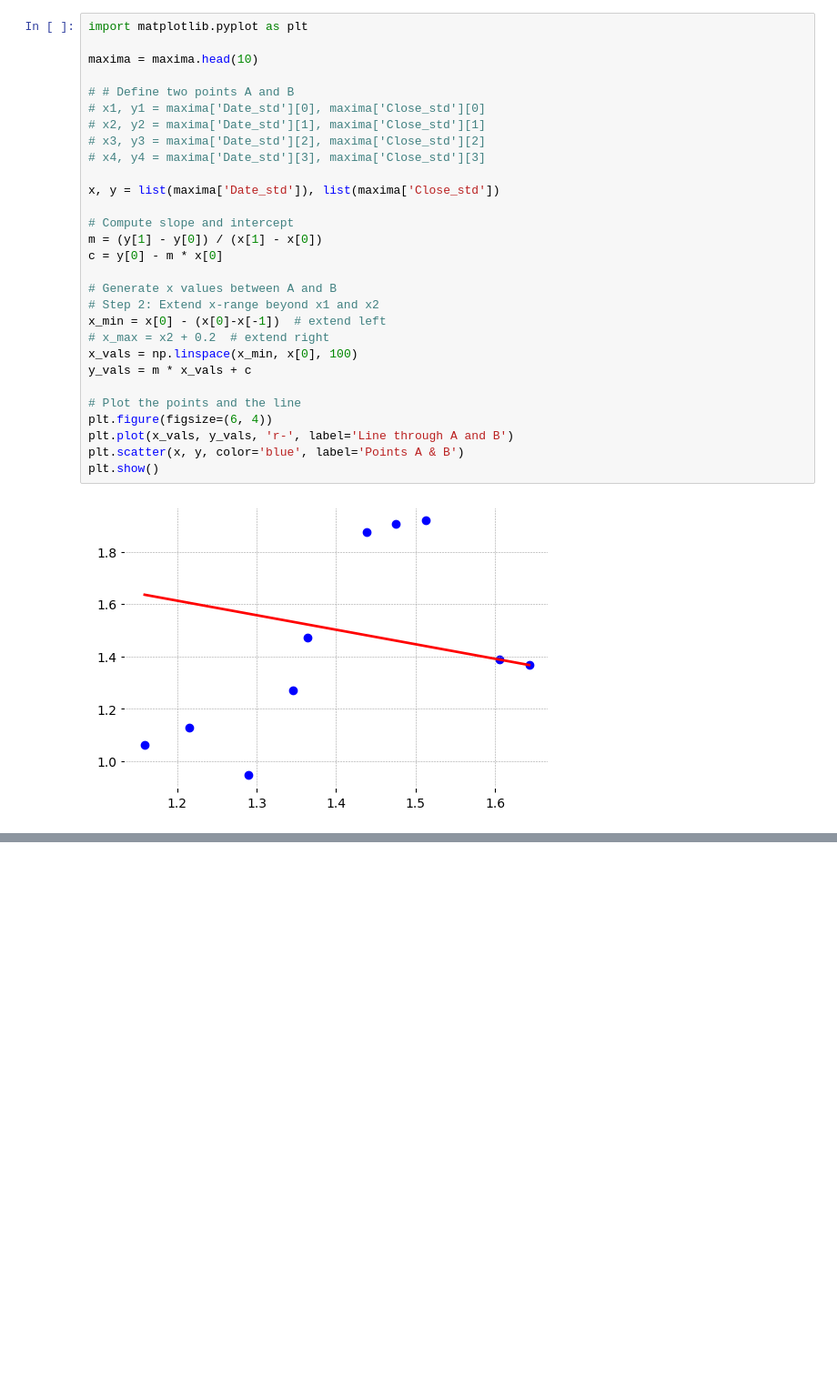
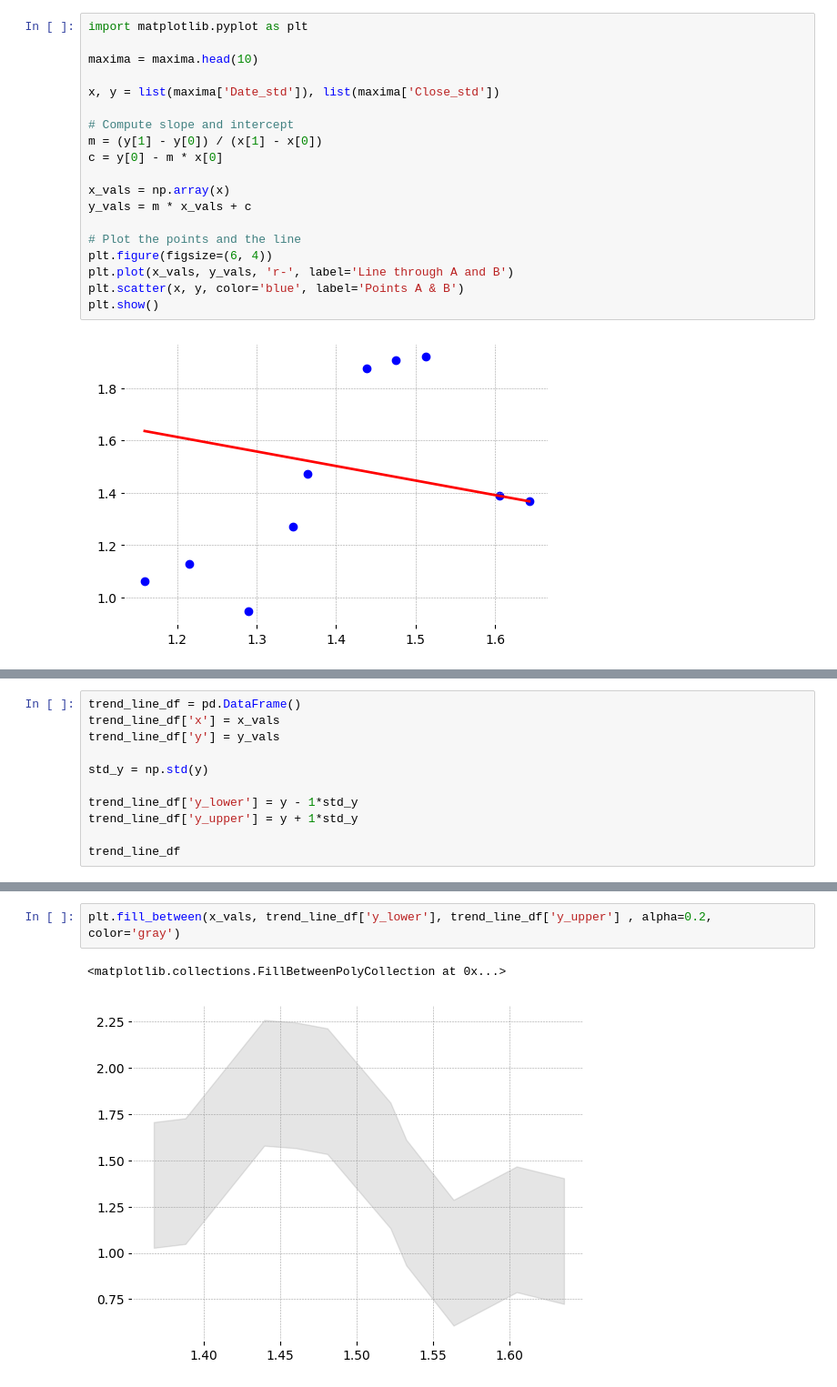
Before and after one commit to Abhijithv61/Price-Action-Trend-Line, a Jupyter notebook: trend_line.ipynb, the cells around one changed output, grey strips where cells are left out. Shown at 91% size. Cells and saved outputs as stored; diff of their text form; blank space fills up the shorter version.

```diff
--- a/trend_line.ipynb
+++ b/trend_line.ipynb
@@ -112,12 +114,6 @@ plt.scatter(maxima['Date_std'], maxima['Close_std'], label='Scatter')
 import matplotlib.pyplot as plt
 
 maxima = maxima.head(10)
-
-# # Define two points A and B
-# x1, y1 = maxima['Date_std'][0], maxima['Close_std'][0]
-# x2, y2 = maxima['Date_std'][1], maxima['Close_std'][1]
-# x3, y3 = maxima['Date_std'][2], maxima['Close_std'][2]
-# x4, y4 = maxima['Date_std'][3], maxima['Close_std'][3]
 
 x, y = list(maxima['Date_std']), list(maxima['Close_std'])
 
@@ -125,11 +121,7 @@ x, y = list(maxima['Date_std']), list(maxima['Close_std'])
 m = (y[1] - y[0]) / (x[1] - x[0])
 c = y[0] - m * x[0]
 
-# Generate x values between A and B
-# Step 2: Extend x-range beyond x1 and x2
-x_min = x[0] - (x[0]-x[-1])  # extend left
-# x_max = x2 + 0.2  # extend right
-x_vals = np.linspace(x_min, x[0], 100)
+x_vals = np.array(x)
 y_vals = m * x_vals + c
 
 # Plot the points and the line
@@ -145,0 +139,11 @@ x[0]-x[-1]
+# %%
+trend_line_df = pd.DataFrame()
+trend_line_df['x'] = x_vals
+trend_line_df['y'] = y_vals
+
+std_y = np.std(y)
+
+trend_line_df['y_lower'] = y - 1*std_y
+trend_line_df['y_upper'] = y + 1*std_y
+
+trend_line_df
@@ -145,0 +162,5 @@ x[0]-x[-1]
+# %%
+plt.fill_between(x_vals, trend_line_df['y_lower'], trend_line_df['y_upper'] , alpha=0.2, color='gray')
+# %% [output]
+<matplotlib.collections.FillBetweenPolyCollection at 0x...>
+[figure, added]
```
Also changed, not shown: parts of 6 cells of this notebook.
